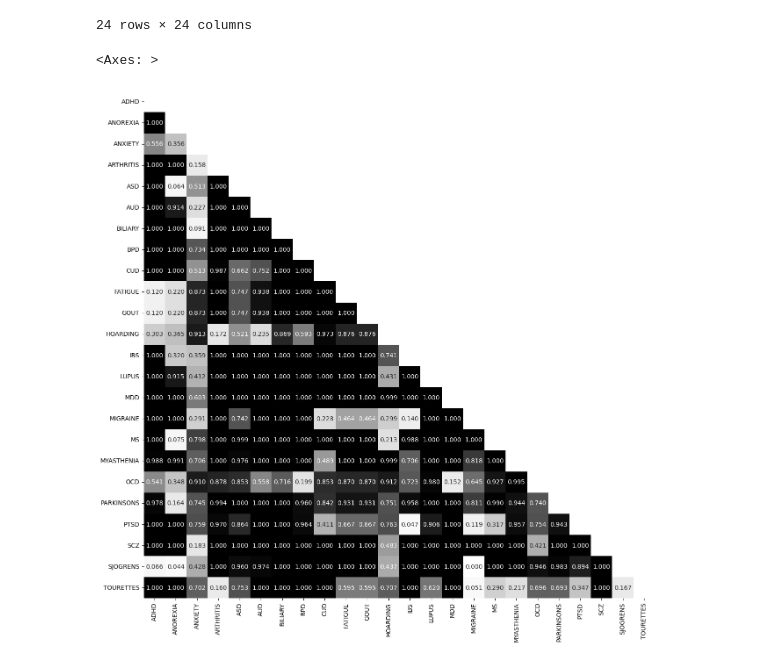
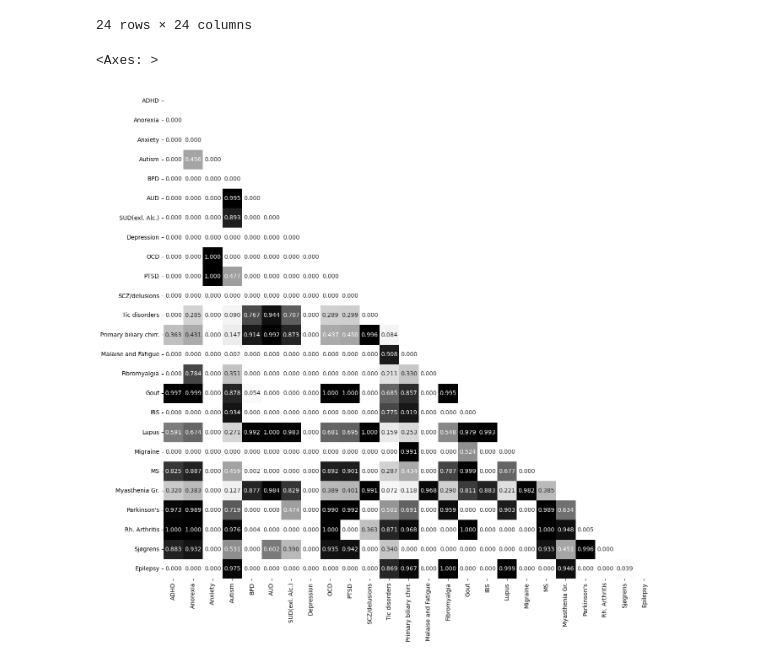
Before and after one commit to Aje026/Genetic-Overlap-in-Female-Biased-Disorders, a Jupyter notebook: snps_disorders.ipynb, the cells around one changed output. Cells and saved outputs as stored; diff of their text form; code cells hidden in the pictures.

```diff
--- a/snps_disorders.ipynb
+++ b/snps_disorders.ipynb
@@ -475,5 +475,5 @@ print(disorder_matrix.shape)
 # %% [output]
 (24, 24)
 # %%
-#finngen_p = hypergeometric_prob(fin_matrix,disorder_list, 500000)
-prob_genes=hypergeometric_prob(disorder_matrix, disorders, 20000)
+finngen_p = hypergeometric_prob(fin_matrix,disorder_list, 500000)
+#prob_genes=hypergeometric_prob(disorder_matrix, disorders, 20000)
@@ -503,14 +501,14 @@ prob_genes
 # %%
  #specify size of heatmap
 # Create a mask for the upper triangular part
-mask = np.triu(np.ones_like(prob_genes, dtype=bool))
+mask = np.triu(np.ones_like(finngen_p, dtype=bool))
 
 # Set the upper triangular part to NaN to exclude it from the plot
-genes_p = prob_genes.mask(mask)
+finngen_p = finngen_p.mask(mask)
 
 
 fig, ax = plt.subplots(figsize=(15, 15))
-sns.heatmap(genes_p, annot=True,fmt='.3f',cmap='Greys', cbar=False)
+sns.heatmap(finngen_p, annot=True,fmt='.3f',cmap='Greys', cbar=False)
 # %% [output]
 <Axes: >
-[figure, old version]
+[figure, new version]
```
Also changed, not shown: parts of 1 cell of this notebook, 3 other files.
